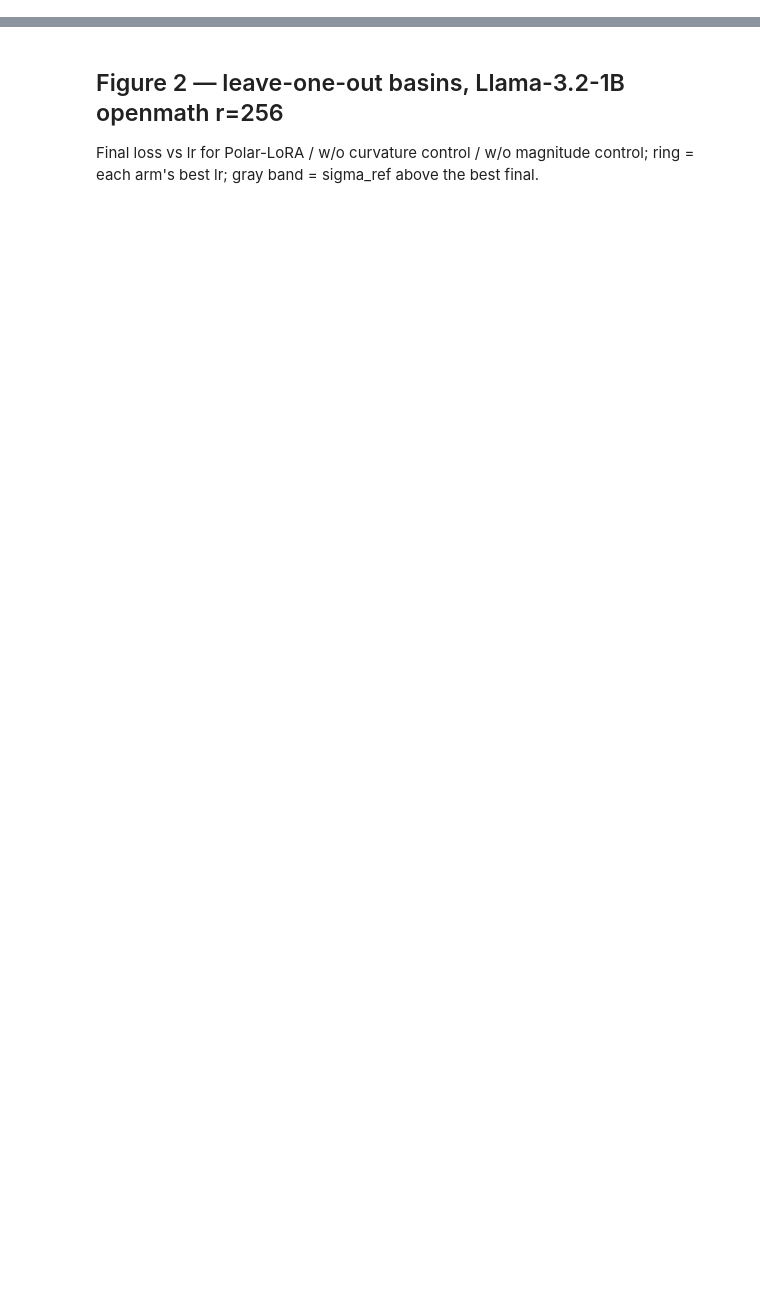
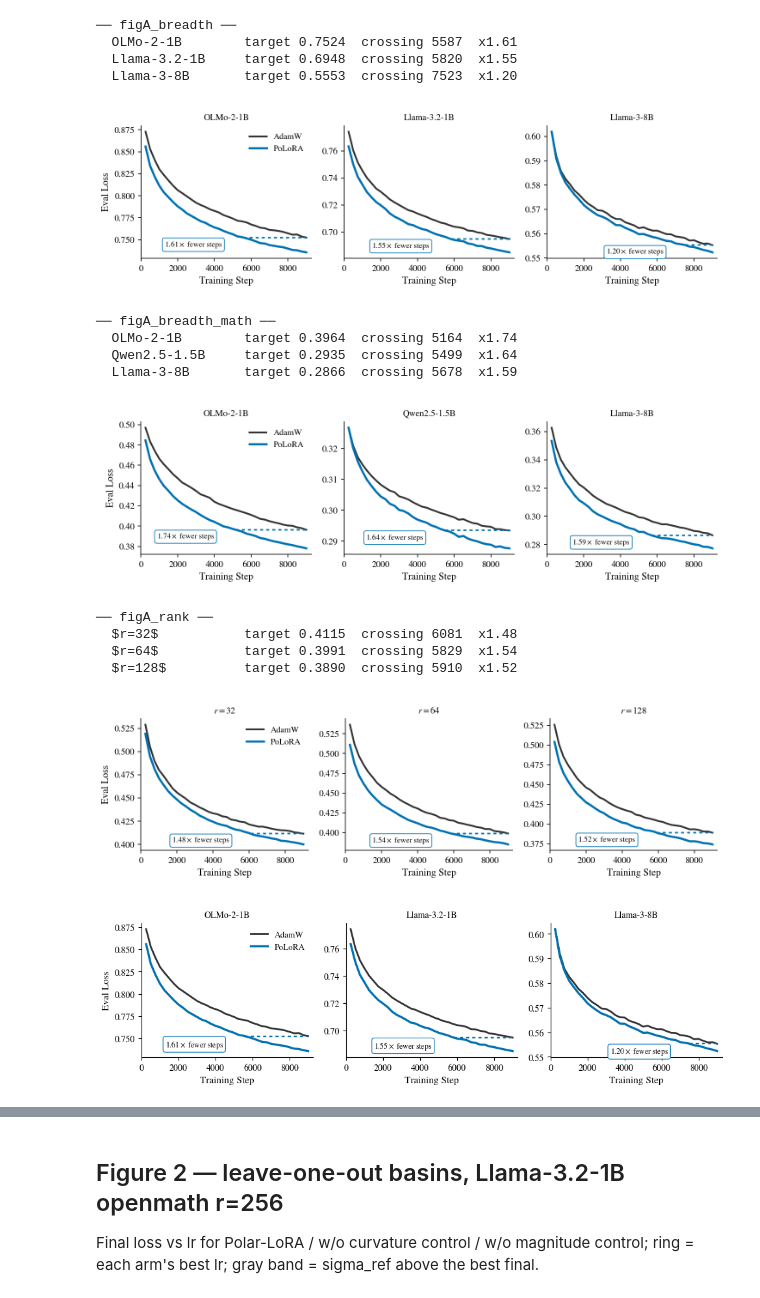
Before and after one commit to nikhilgsh/lora-optimizers, a Jupyter notebook: paper/paper_figs.ipynb, the cells around one changed output, grey strips where cells are left out. Drawn from its saved outputs; the diff is of its cells as text; code cells hidden in the pictures; blank space fills up the shorter version.

```diff
--- a/paper/paper_figs.ipynb
+++ b/paper/paper_figs.ipynb
@@ -57,5 +64,24 @@ Crossing fraction of the horizon printed at each cell's drop-line.
 # %%
 bpf.figA_breadth()
 display(Image(str(FIGS / 'figA_breadth.png')))
+bpf.figA_breadth_math()
+display(Image(str(FIGS / 'figA_breadth_math.png')))
 bpf.figA_rank()
 display(Image(str(FIGS / 'figA_rank.png')))
+# %% [output]
+── figA_breadth ──
+  OLMo-2-1B        target 0.7524  crossing 5587  x1.61
+  Llama-3.2-1B     target 0.6948  crossing 5820  x1.55
+  Llama-3-8B       target 0.5553  crossing 7523  x1.20
+[figure, added]
+── figA_breadth_math ──
+  OLMo-2-1B        target 0.3964  crossing 5164  x1.74
+  Qwen2.5-1.5B     target 0.2935  crossing 5499  x1.64
+  Llama-3-8B       target 0.2866  crossing 5678  x1.59
+[figure, added]
+── figA_rank ──
+  $r=32$           target 0.4115  crossing 6081  x1.48
+  $r=64$           target 0.3991  crossing 5829  x1.54
+  $r=128$          target 0.3890  crossing 5910  x1.52
+[figure, added]
+[figure, added]
```
Also changed, not shown: parts of 11 cells of this notebook, 23 other files.
